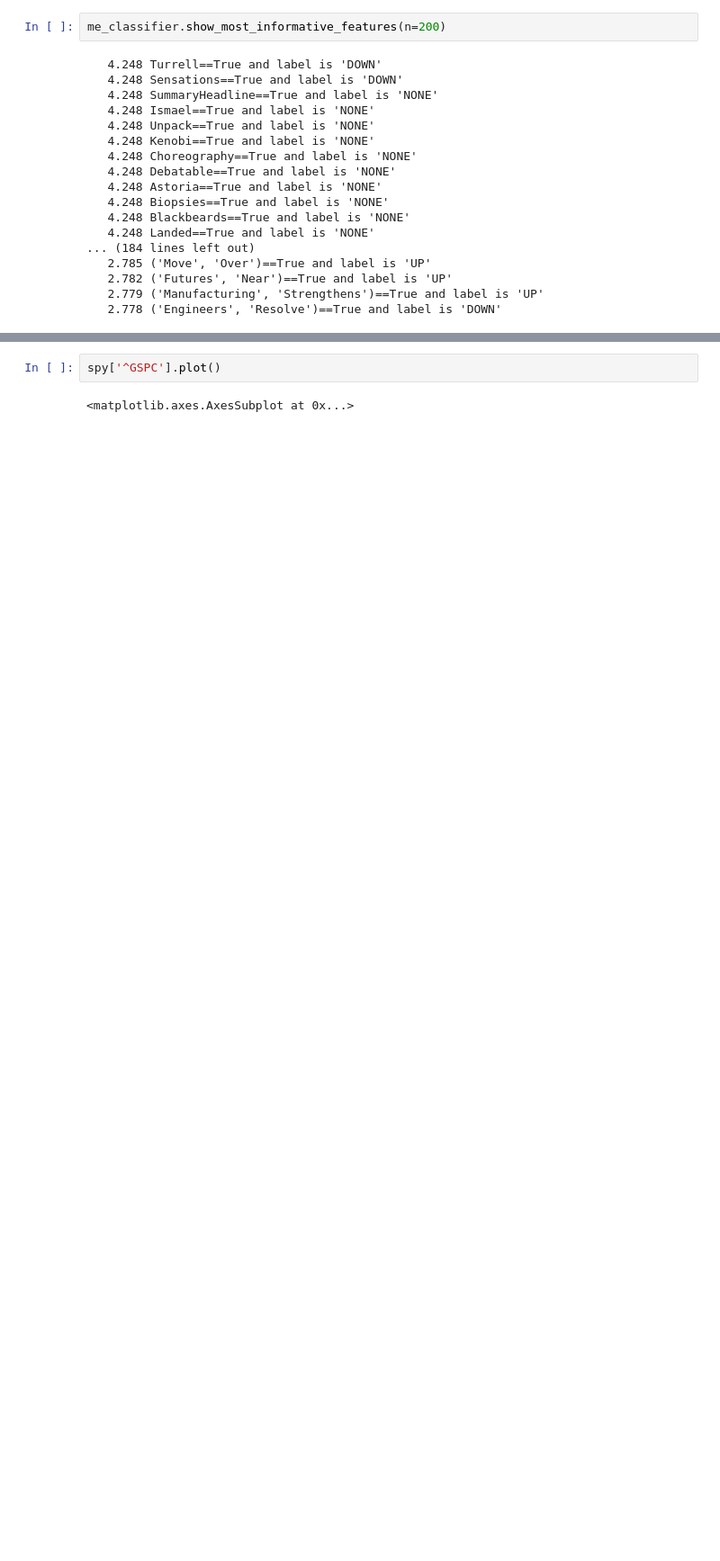
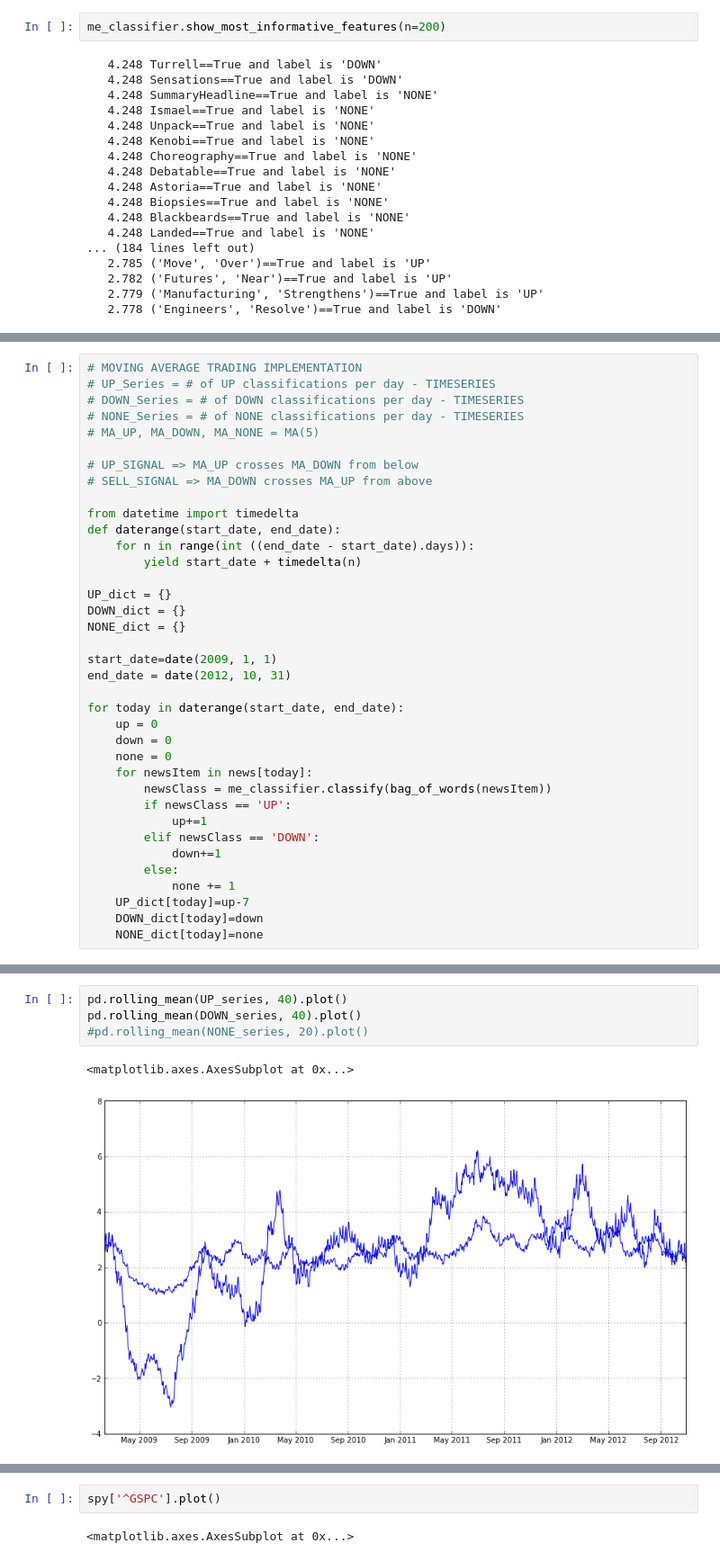
Before and after one commit to johnymontana/NewzTrader_AI_project, a Jupyter notebook: NewsCredScraper.ipynb, the cells around one changed output, grey strips where cells are left out. Shown at 90% size. Saved outputs shown, nothing was run; the diff lists cells and outputs as text; blank space fills up the shorter version.

Commit message:
add MA trading signals, pages stat table

```diff
--- a/NewsCredScraper.ipynb
+++ b/NewsCredScraper.ipynb
@@ -461,0 +462,37 @@ me_classifier.show_most_informative_features(n=200)
+# %%
+# MOVING AVERAGE TRADING IMPLEMENTATION
+# UP_Series = # of UP classifications per day - TIMESERIES
+# DOWN_Series = # of DOWN classifications per day - TIMESERIES
+# NONE_Series = # of NONE classifications per day - TIMESERIES
+# MA_UP, MA_DOWN, MA_NONE = MA(5)
+
+# UP_SIGNAL => MA_UP crosses MA_DOWN from below
+# SELL_SIGNAL => MA_DOWN crosses MA_UP from above
+
+from datetime import timedelta
+def daterange(start_date, end_date):
+    for n in range(int ((end_date - start_date).days)):
+        yield start_date + timedelta(n)
+
+UP_dict = {}
+DOWN_dict = {}
+NONE_dict = {}
+
+start_date=date(2009, 1, 1)
+end_date = date(2012, 10, 31)
+
+for today in daterange(start_date, end_date):
+    up = 0
+    down = 0
+    none = 0
+    for newsItem in news[today]:
+        newsClass = me_classifier.classify(bag_of_words(newsItem))
+        if newsClass == 'UP':
+            up+=1
+        elif newsClass == 'DOWN':
+            down+=1
+        else:
+            none += 1
+    UP_dict[today]=up-7
+    DOWN_dict[today]=down
+    NONE_dict[today]=none
@@ -461,0 +503,7 @@ me_classifier.show_most_informative_features(n=200)
+# %%
+pd.rolling_mean(UP_series, 40).plot()
+pd.rolling_mean(DOWN_series, 40).plot()
+#pd.rolling_mean(NONE_series, 20).plot()
+# %% [output]
+<matplotlib.axes.AxesSubplot at 0x...>
+[figure, added]
```
Also changed, not shown: parts of 25 cells of this notebook, 9 other files.
